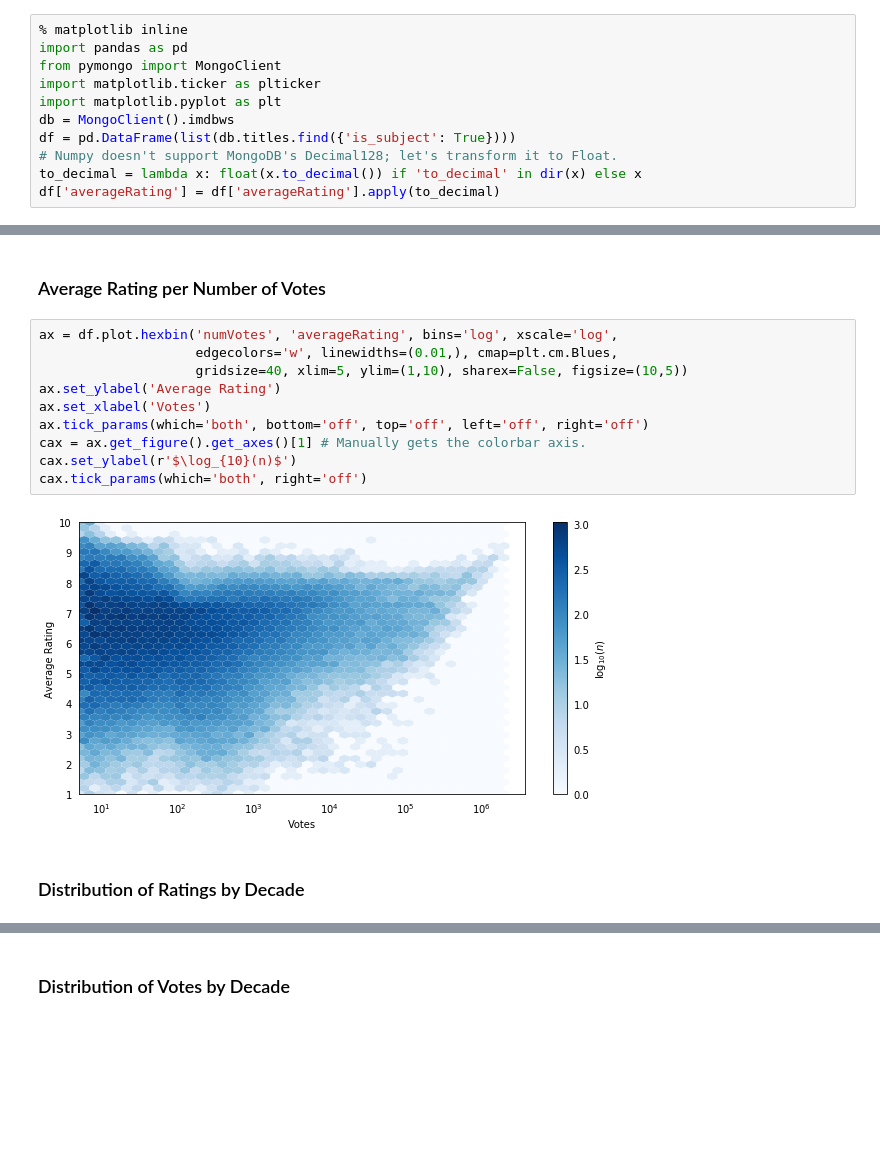
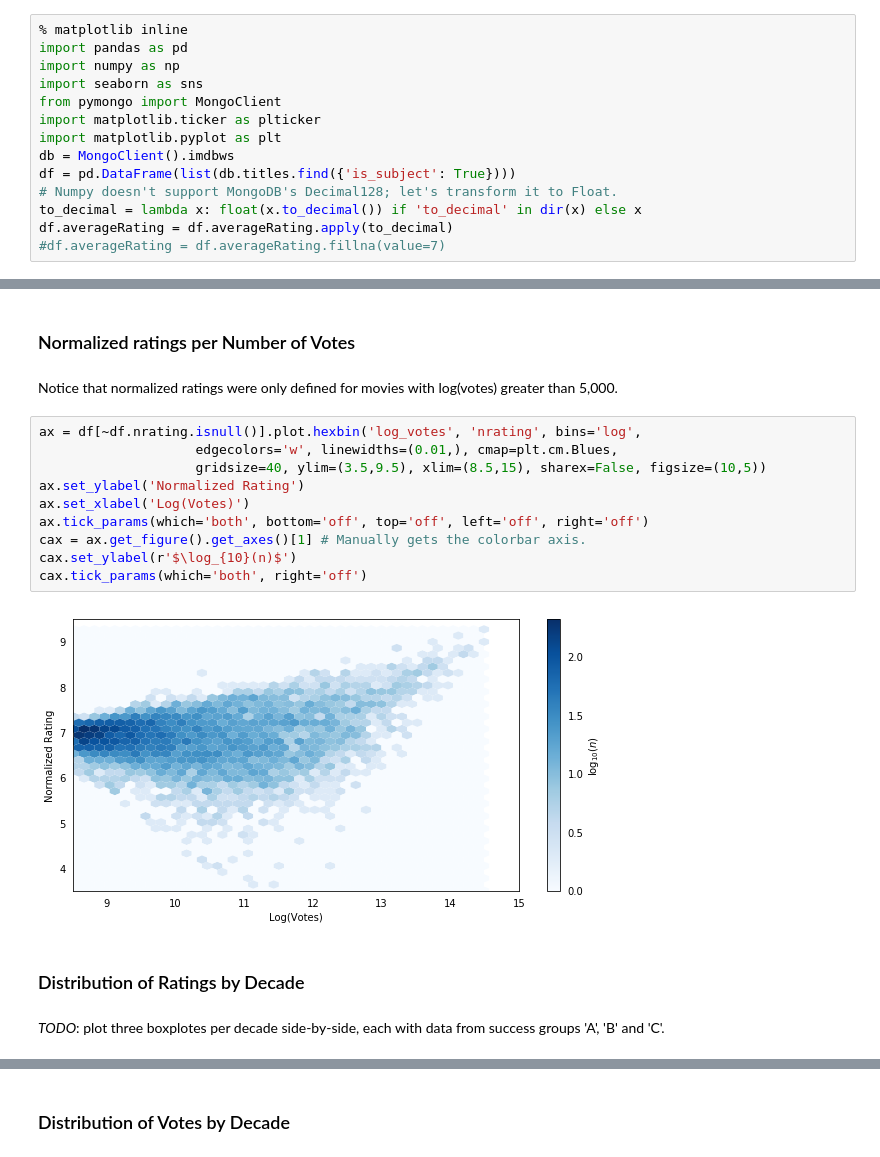
Before and after one commit to code-energy/teamspector, a Jupyter notebook: visualizations/eda.ipynb, the cells around one changed output, grey strips where cells are left out. Saved outputs shown, nothing was run; the diff lists cells and outputs as text; blank space fills up the shorter version.

Commit message:
Migrated the rest of plot scripts to notebook.

```diff
--- a/visualizations/eda.ipynb
+++ b/visualizations/eda.ipynb
@@ -4,6 +5,8 @@ The subjects are non-adult feature length movies from 1912–2012.
 # %%
 % matplotlib inline
 import pandas as pd
+import numpy as np
+import seaborn as sns
 from pymongo import MongoClient
 import matplotlib.ticker as plticker
 import matplotlib.pyplot as plt
@@ -11,5 +14,6 @@ db = MongoClient().imdbws
 df = pd.DataFrame(list(db.titles.find({'is_subject': True})))
 # Numpy doesn't support MongoDB's Decimal128; let's transform it to Float.
 to_decimal = lambda x: float(x.to_decimal()) if 'to_decimal' in dir(x) else x
-df['averageRating'] = df['averageRating'].apply(to_decimal)
+df.averageRating = df.averageRating.apply(to_decimal)
+#df.averageRating = df.averageRating.fillna(value=7)
 # %% [markdown]
@@ -30,18 +82,22 @@ ax.tick_params(which='both', bottom='off', top='off', left='off', right='off')
 # %% [markdown]
-### Average Rating per Number of Votes
+### Normalized ratings per Number of Votes
+# %% [markdown]
+Notice that normalized ratings were only defined for movies with log(votes) greater than 5,000.
 # %%
-ax = df.plot.hexbin('numVotes', 'averageRating', bins='log', xscale='log',
+ax = df[~df.nrating.isnull()].plot.hexbin('log_votes', 'nrating', bins='log',
                     edgecolors='w', linewidths=(0.01,), cmap=plt.cm.Blues,
-                    gridsize=40, xlim=5, ylim=(1,10), sharex=False, figsize=(10,5))
-ax.set_ylabel('Average Rating')
-ax.set_xlabel('Votes')
+                    gridsize=40, ylim=(3.5,9.5), xlim=(8.5,15), sharex=False, figsize=(10,5))
+ax.set_ylabel('Normalized Rating')
+ax.set_xlabel('Log(Votes)')
 ax.tick_params(which='both', bottom='off', top='off', left='off', right='off')
 cax = ax.get_figure().get_axes()[1] # Manually gets the colorbar axis.
 cax.set_ylabel(r'$\log_{10}(n)$')
 cax.tick_params(which='both', right='off')
 # %% [output]
-[figure, old version]
+[figure, new version]
 # %% [markdown]
 ### Distribution of Ratings by Decade
+# %% [markdown]
+*TODO*: plot three boxplotes per decade side-by-side, each with data from success groups 'A', 'B' and 'C'.
 # %%
 df['Decade'] = ((df['startYear'] // 10) * 10).astype('str') + 's'
```
Also changed, not shown: parts of 14 cells of this notebook, 3 other files.
